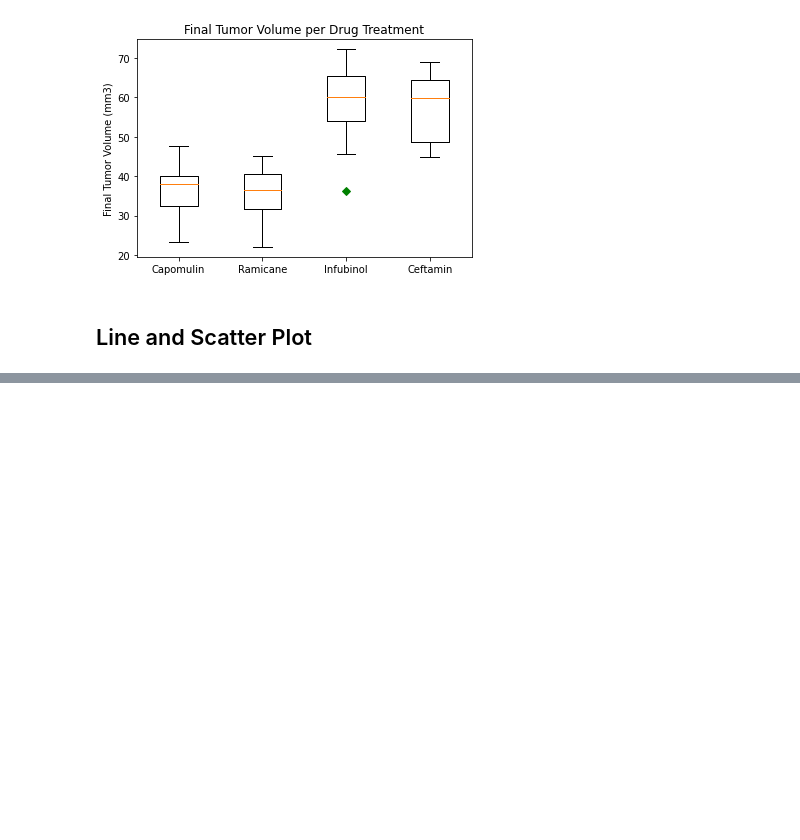
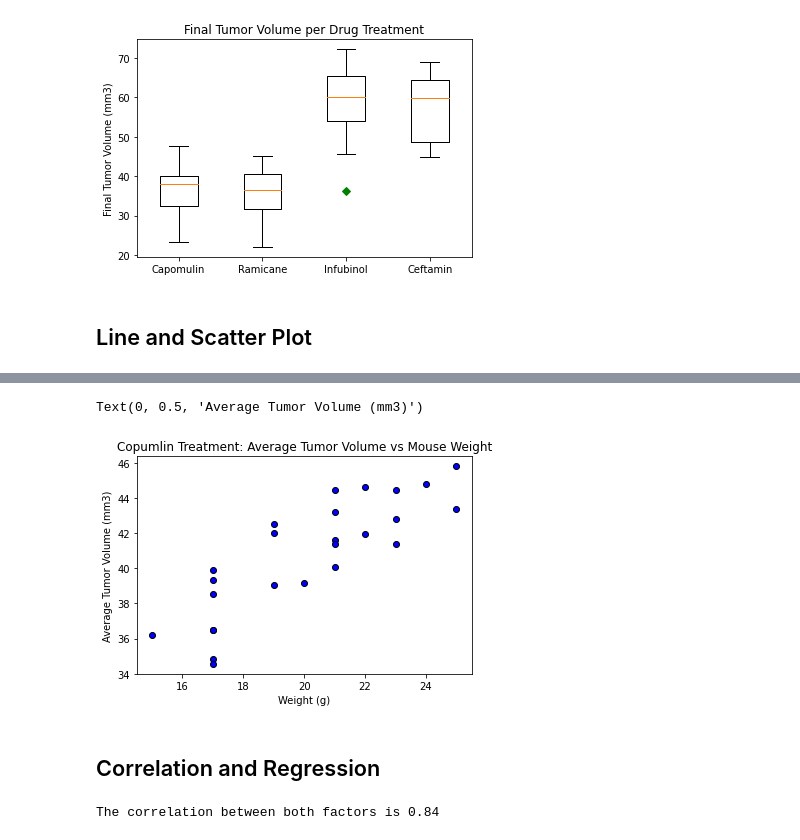
Before and after one commit to latoyawenzinger/Data-Visualization_Matplotlib, a Jupyter notebook: Mice_Treatment.ipynb, the cells around one changed output, grey strips where cells are left out. Cells and saved outputs as stored; diff of their text form; code cells hidden in the pictures; blank space fills up the shorter version.

```diff
--- a/Mice_Treatment.ipynb
+++ b/Mice_Treatment.ipynb
@@ -280,0 +304,5 @@ plt.show()
+# %%
+#create a scatter plot of tumor volume versus mouse weight for the Capomulin treatment regimen
+cap_scatter = clean_df.loc[clean_df["Drug Regimen"] == "Capomulin", ["Mouse ID", "Weight (g)", "Tumor Volume (mm3)"]]
+avg_cap = cap_scatter.groupby("Mouse ID").mean()
+avg_cap
@@ -280,0 +328,17 @@ plt.show()
+# %%
+plt.scatter(avg_cap["Weight (g)"],avg_cap["Tumor Volume (mm3)"],facecolors="blue", edgecolors="black")
+plt.title("Copumlin Treatment: Average Tumor Volume vs Mouse Weight")
+plt.xlabel("Weight (g)")
+plt.ylabel("Average Tumor Volume (mm3)")
+# %% [output]
+Text(0, 0.5, 'Average Tumor Volume (mm3)')
+[figure, added]
+# %% [markdown]
+## Correlation and Regression
+# %%
+#calculate the correlation coefficient and linear regression model between mouse weight and average tumor volume for the Capomulin treatment
+correlation = st.pearsonr(avg_cap["Weight (g)"], avg_cap["Tumor Volume (mm3)"])
+
+print(f"The correlation between both factors is {round(correlation[0],2)}")
+# %% [output]
+The correlation between both factors is 0.84
```
Also changed, not shown: parts of 9 cells of this notebook.
